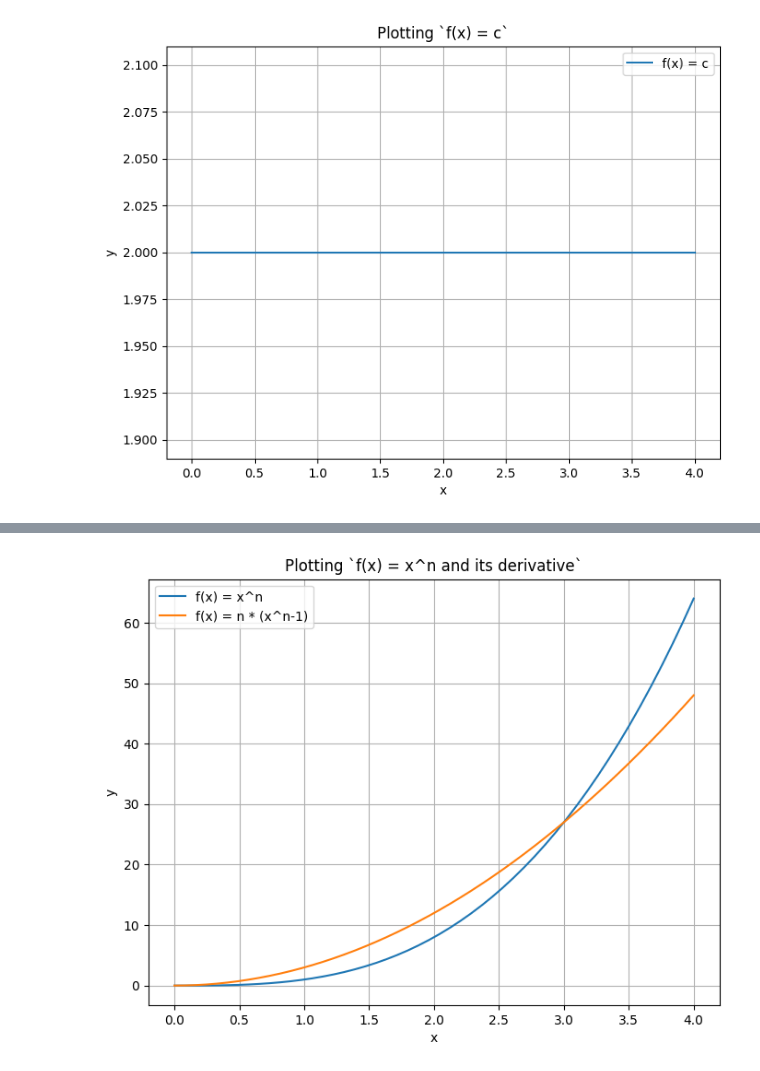
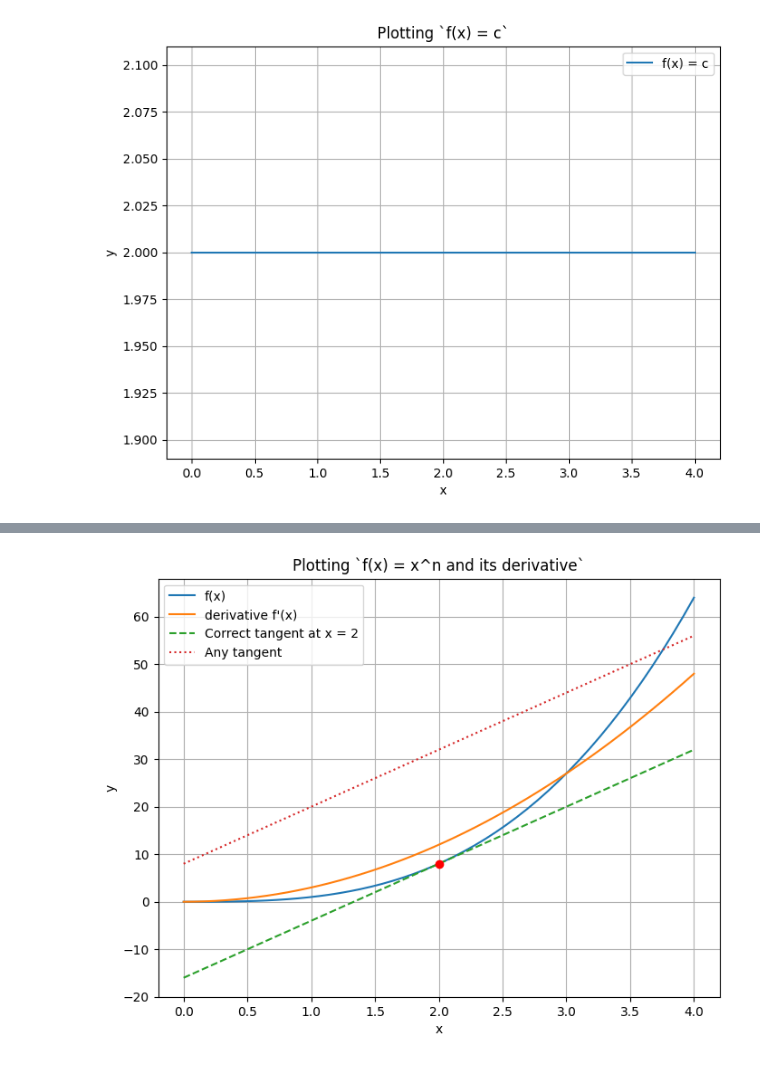
Before and after one commit to yactouat/learning_AI, a Jupyter notebook: notebooks/derivatives-refresher.ipynb, the cells around one changed output, grey strips where cells are left out. Drawn from its saved outputs; the diff is of its cells as text; code cells hidden in the pictures.

Commit message:
showing the tangent line of the derivative

```diff
--- a/notebooks/derivatives-refresher.ipynb
+++ b/notebooks/derivatives-refresher.ipynb
@@ -52,28 +61,57 @@ The derivative of $x^n$ is $nx^{n-1}$.
 # %%
 # let's illustrate the power rule
 
 def parent_function(x, n):
     return x ** n
 
 def derivative_power_rule(x, n):
     # `np.full_like(x, some_constant)` creates a new array with the same shape and data type as the `x` array,
     # and fills it with the value `some_constant`,
     # this is useful for creating an array of constants with the same shape as another array
     return n * (x ** (n - 1))
 
+def tangent_line(x, a, n):
+    # this comes from the equation of the tangent line => `y=f'(a)(x−a)+f(a)` `a` being the point where we want to draw the tangent line
+    return derivative_power_rule(a, n) * (x - a) + parent_function(a, n)
+
+# Define a function to calculate the tangent of any line with the correct slope
+    # we do this to illustrate the `x - a` part of the tangent line equation above
+def any_tangent_line(x, a, n):
+    return derivative_power_rule(a, n) * x + parent_function(a, n)
+
+# Choose a point to draw the tangent line
+a = 2
+
+# Choose a value for n
+n = 3
+
 # Create an array of x values
 x = np.linspace(0, 4)
-n = 3
+
+# Generate y values for the function, correct tangent line, and incorrect tangent line
+y = parent_function(x, n)
+tangent = tangent_line(x, a, n)
+any_tangent = any_tangent_line(x, a, n)
 
 # Create the plot
 plt.figure(figsize=(8, 6))
-plt.plot(x, parent_function(x, n), label="f(x) = x^n")
-plt.plot(x, derivative_power_rule(x, n), label="f(x) = n * (x^n-1)")
+
+# Plot the parent function and its derivative
+plt.plot(x, parent_function(x, n), label="f(x)")
+plt.plot(x, derivative_power_rule(x, n), label="derivative f'(x)")
+
+# Plot the correct and incorrect tangent lines
+plt.plot(x, tangent, label='Correct tangent at x = {}'.format(a), linestyle='--')
+plt.plot(x, any_tangent, label='Any tangent', linestyle=':')
+
+# Add a dot for the point of tangency
+plt.plot(a, parent_function(a,n), 'ro')
+
 plt.legend()
 plt.grid(True)
 plt.title("Plotting `f(x) = x^n and its derivative`")
 plt.xlabel("x")
 plt.ylabel("y")
 plt.show()
 # %% [output]
-[figure, old version]
+[figure, new version]
```
Also changed, not shown: parts of 2 cells of this notebook, 1 other file.
